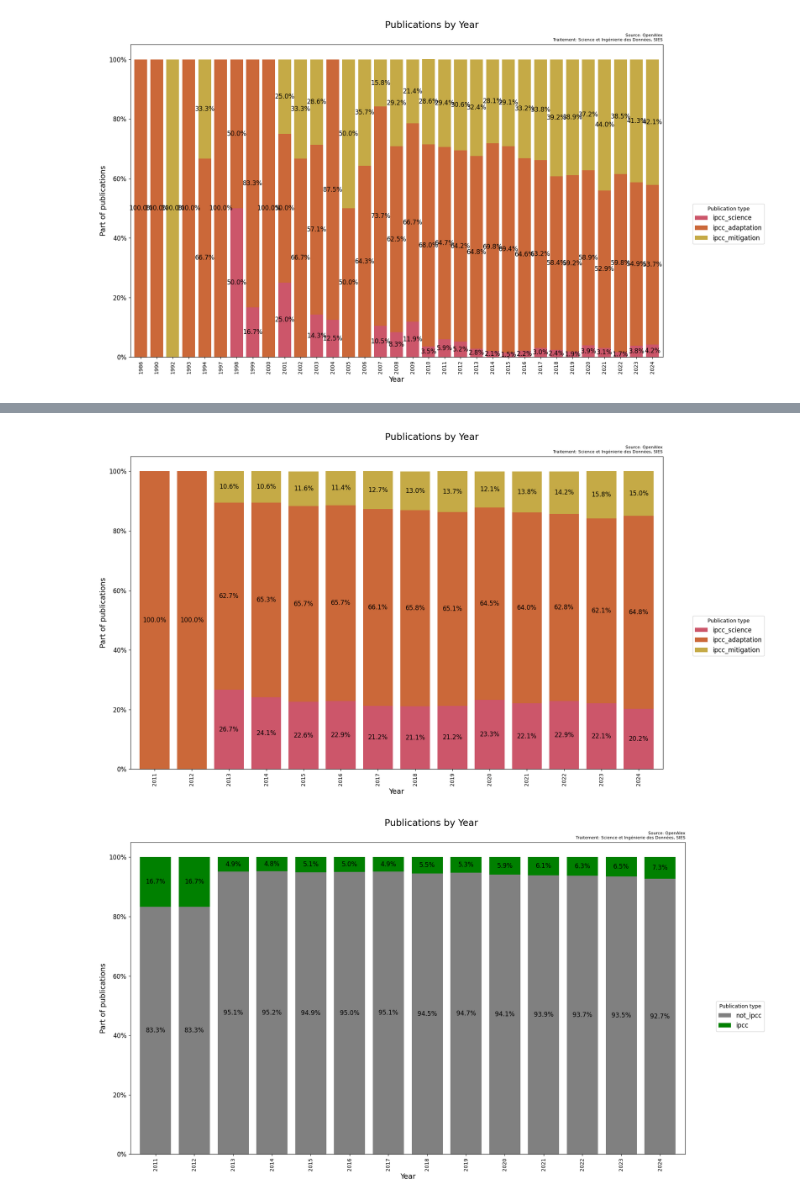
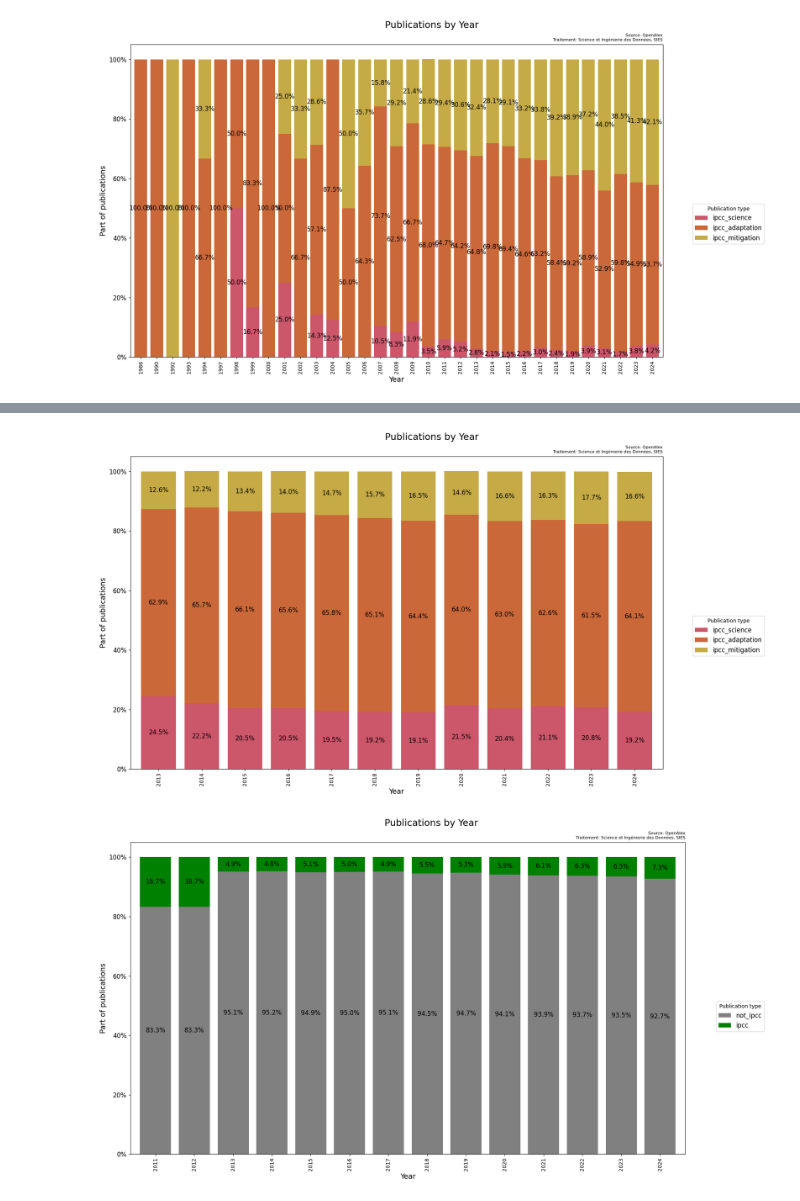
Before and after one commit to dataesr/teds, a Jupyter notebook: notebooks/IPCC_model_on_scanR_publications.ipynb, the cells around one changed output, grey strips where cells are left out. Drawn from its saved outputs; the diff is of its cells as text; code cells hidden in the pictures.

Commit message:
graph seuil

```diff
--- a/notebooks/IPCC_model_on_scanR_publications.ipynb
+++ b/notebooks/IPCC_model_on_scanR_publications.ipynb
@@ -382,7 +414,7 @@ body = {
     "bool": {
       "must": {
        "exists": {
-         "field": "topics"
+         "field": "year"
        }
       }
     }
@@ -407,51 +439,52 @@ body = {
 data=get_from_es(body,'scanr-publications')
 data_counts={}
 for x in data['aggregations']['years']['buckets']:
-    data_counts[x['key']]=[]
-    tot=sum([i['doc_count'] for i in x['predicted_labels']['buckets'] if i['key'] in ['ipcc_science', 'ipcc_adaptation','ipcc_mitigation']])
-    if 'ipcc_science' in [bucket['key'] for bucket in x['predicted_labels']['buckets']]:
-        nb=[bucket['doc_count'] for bucket in x['predicted_labels']['buckets'] if bucket['key']=='ipcc_science'][0]
-        data_counts[x['key']].append(round(nb*100/tot,1))
-    else:
-        data_counts[x['key']].append(0)
-    if 'ipcc_adaptation' in [bucket['key'] for bucket in x['predicted_labels']['buckets']]:
-        nb=[bucket['doc_count'] for bucket in x['predicted_labels']['buckets'] if bucket['key']=='ipcc_adaptation'][0]
-        data_counts[x['key']].append(round(nb*100/tot,1))
-    else:
-        data_counts[x['key']].append(0)
-    if 'ipcc_mitigation' in [bucket['key'] for bucket in x['predicted_labels']['buckets']]:
-        nb=[bucket['doc_count'] for bucket in x['predicted_labels']['buckets'] if bucket['key']=='ipcc_mitigation'][0]
-        data_counts[x['key']].append(round(nb*100/tot,1))
-    else:
-        data_counts[x['key']].append(0)
+    if x['doc_count']>=500 and x['key']>=2013:
+      data_counts[x['key']]=[]
+      tot=sum([i['doc_count'] for i in x['predicted_labels']['buckets'] if i['key'] in ['ipcc_science', 'ipcc_adaptation','ipcc_mitigation']])
+      if 'ipcc_science' in [bucket['key'] for bucket in x['predicted_labels']['buckets']]:
+          nb=[bucket['doc_count'] for bucket in x['predicted_labels']['buckets'] if bucket['key']=='ipcc_science'][0]
+          data_counts[x['key']].append(round(nb*100/tot,1))
+      else:
+          data_counts[x['key']].append(0)
+      if 'ipcc_adaptation' in [bucket['key'] for bucket in x['predicted_labels']['buckets']]:
+          nb=[bucket['doc_count'] for bucket in x['predicted_labels']['buckets'] if bucket['key']=='ipcc_adaptation'][0]
+          data_counts[x['key']].append(round(nb*100/tot,1))
+      else:
+          data_counts[x['key']].append(0)
+      if 'ipcc_mitigation' in [bucket['key'] for bucket in x['predicted_labels']['buckets']]:
+          nb=[bucket['doc_count'] for bucket in x['predicted_labels']['buckets'] if bucket['key']=='ipcc_mitigation'][0]
+          data_counts[x['key']].append(round(nb*100/tot,1))
+      else:
+          data_counts[x['key']].append(0)
 data_counts={key: value for key, value in data_counts.items() if value!= [0, 0, 0]}
 df = pd.DataFrame.from_dict(data_counts, orient='index', columns=['ipcc_science', 'ipcc_adaptation','ipcc_mitigation'])
 df = df.sort_index()
 
 list_colors=["#cc566a","#cb6839","#c5aa46","#747734","#62b055","#4bb2ac","#7377cc","#be5dae"]
 ax = df.head(20).plot(kind='bar', stacked=True, figsize=(18, 10), width=0.8, color=list_colors)
 
 for i, (index, row) in enumerate(df.head(20).iterrows()):
     if row["ipcc_science"]!=0:
       ax.text(i, row['ipcc_science'] / 2, f'{row["ipcc_science"]}%', ha='center', va='center', color='black', size=12)
     if row["ipcc_adaptation"]!=0:
       ax.text(i, row['ipcc_science'] + row['ipcc_adaptation'] / 2, f'{row["ipcc_adaptation"]}%', ha='center', va='center', color='black', size=12)
     if row["ipcc_mitigation"]!=0:
       ax.text(i, row['ipcc_science'] + row['ipcc_adaptation'] + row['ipcc_mitigation']/ 2, f'{row["ipcc_mitigation"]}%', ha='center', va='center', color='black', size=12)
 
 ax.set_xlabel('Year', fontsize=14)
 ax.set_ylabel('Part of publications', fontsize=14)
 ax.set_yticklabels([f'{tick:.0f}%' for tick in ax.get_yticks()], fontsize=12)
 
 ax.legend(title='Publication type', bbox_to_anchor=(1.05, 0.5), loc='upper left', fontsize=12)
 
 plt.suptitle("Publications by Year", size=18)
 plt.title('Source: OpenAlex\nTraitement: Science et Ingénierie des Données, SIES', size=8, loc='right')
 
 plt.tight_layout()
 plt.show()
 # %% [output]
-[figure, old version]
+[figure, new version]
 # %%
 body = {
   "size": 0,
```
Also changed, not shown: parts of 2 cells of this notebook.
